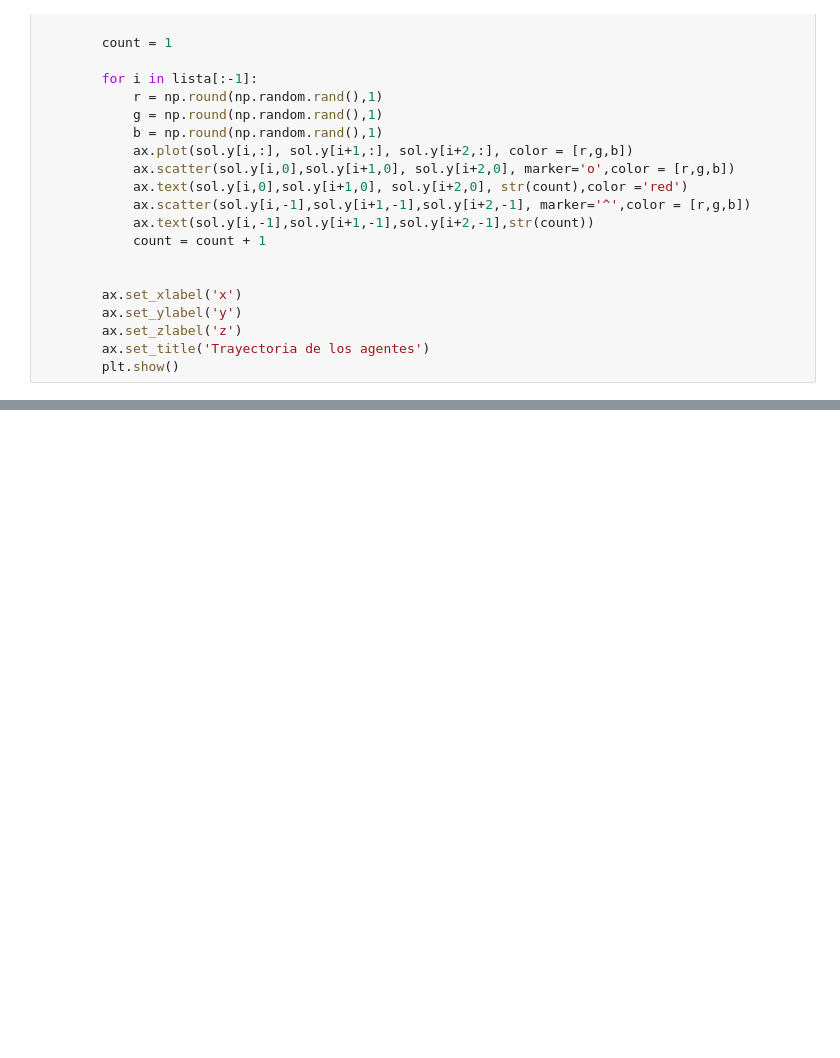
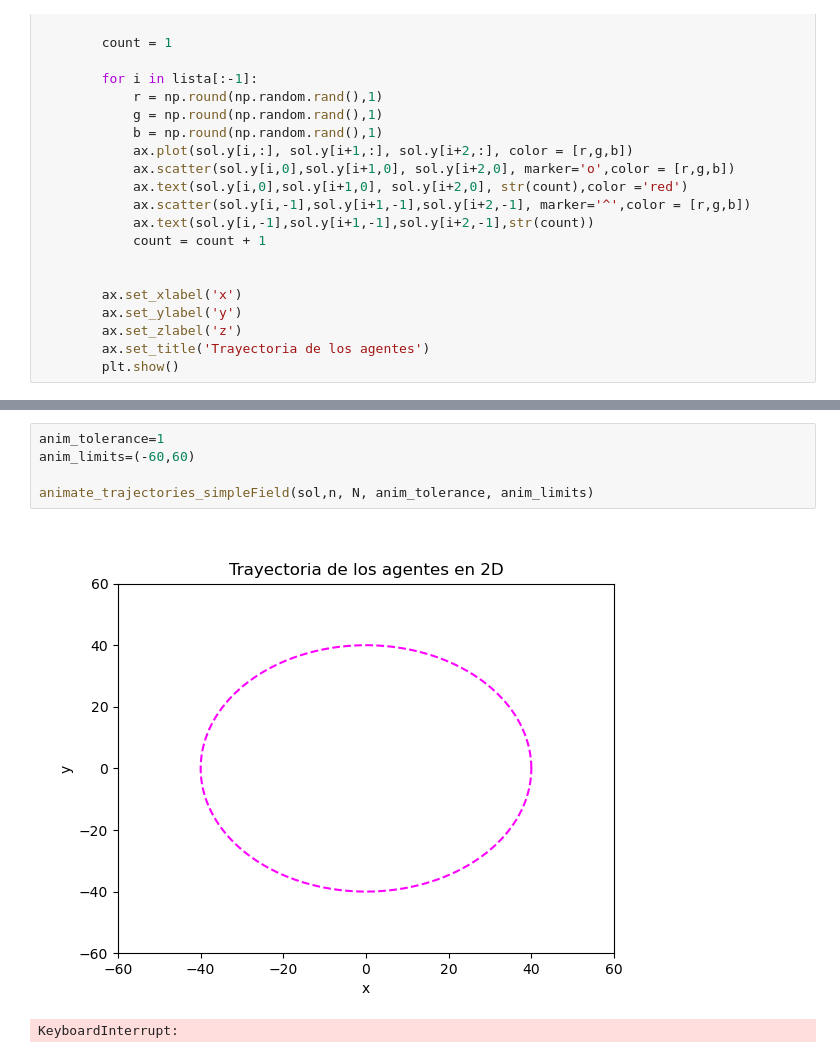
Before and after one commit to commandavid/TFG, a Jupyter notebook: N_robots_avoidance_simul.ipynb, the cells around one changed output, grey strips where cells are left out. Saved outputs shown, nothing was run; the diff lists cells and outputs as text; blank space fills up the shorter version.

```diff
--- a/N_robots_avoidance_simul.ipynb
+++ b/N_robots_avoidance_simul.ipynb
@@ -447,0 +791,8 @@ animate_trajectories(sol,n,N,anim_tolerance,anim_limits)
+# %%
+anim_tolerance=1
+anim_limits=(-60,60)
+
+animate_trajectories_simpleField(sol,n, N, anim_tolerance, anim_limits)
+# %% [output]
+[figure, added]
+KeyboardInterrupt:
```
Also changed, not shown: parts of 23 cells of this notebook, 29 other files.
